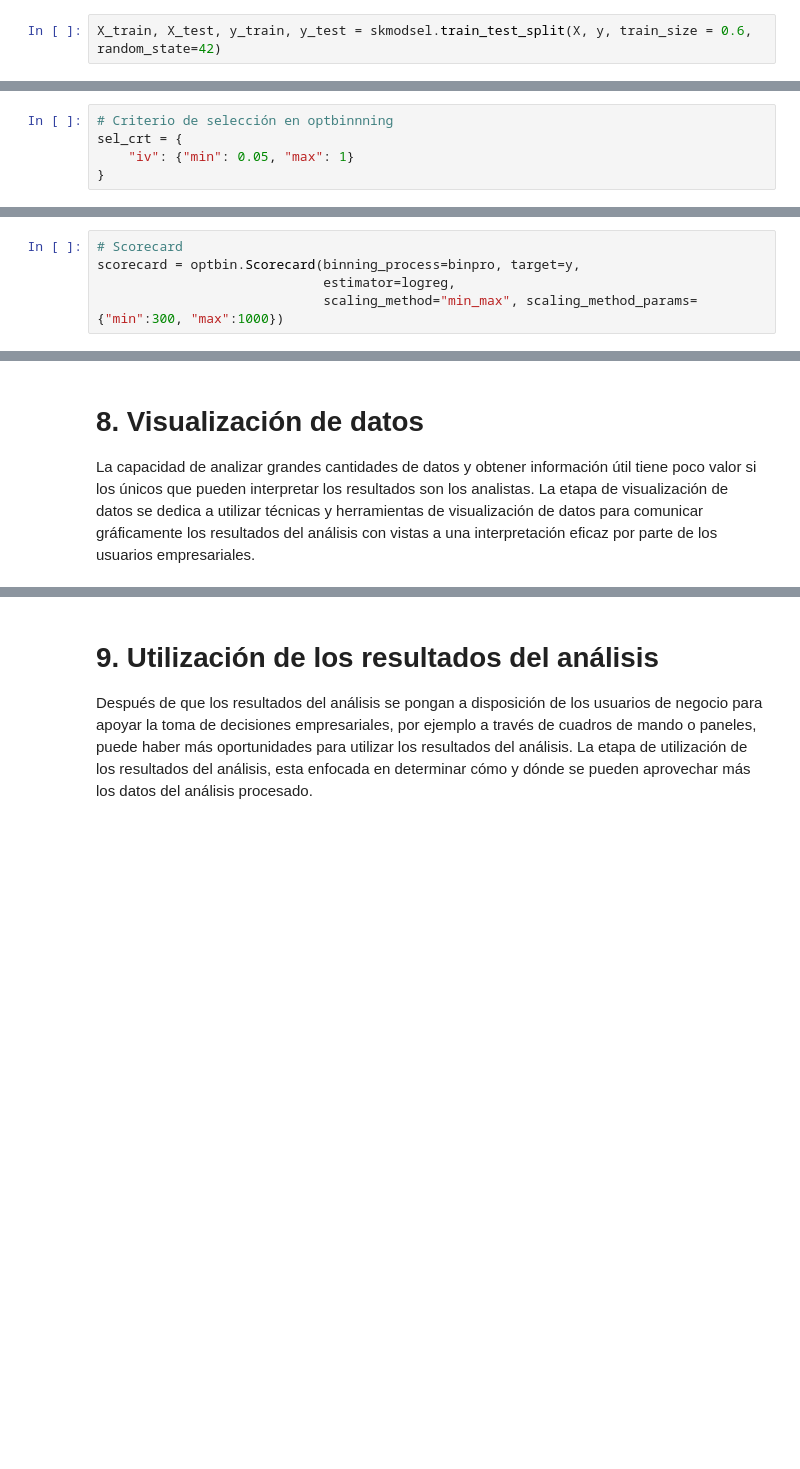
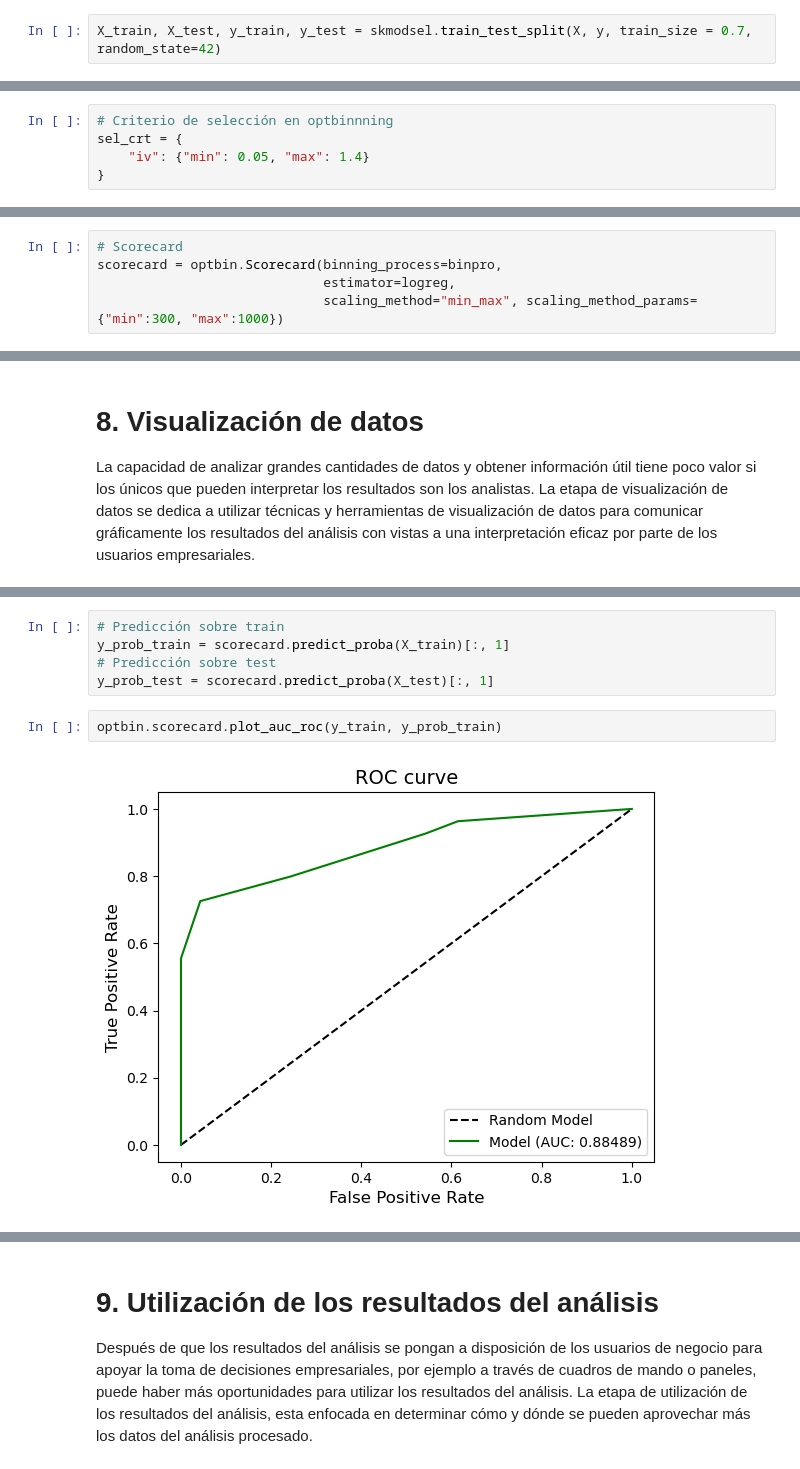
Before and after one commit to Henryxg/maestria2, a Jupyter notebook: TareaCS.ipynb, the cells around one changed output, grey strips where cells are left out. Drawn from its saved outputs; the diff is of its cells as text; blank space fills up the shorter version.

```diff
--- a/TareaCS.ipynb
+++ b/TareaCS.ipynb
@@ -145,5 +166,5 @@ print(var_x)
 X = loan_data[var_x]
 y = loan_data['Default']
 # %%
-X_train, X_test, y_train, y_test = skmodsel.train_test_split(X, y, train_size = 0.6, random_state=42)
+X_train, X_test, y_train, y_test = skmodsel.train_test_split(X, y, train_size = 0.7, random_state=42)
 # %%
@@ -160,7 +197,7 @@ y test: (136,)
 # %%
 # Criterio de selección en optbinnning
 sel_crt = {
-    "iv": {"min": 0.05, "max": 1}
+    "iv": {"min": 0.05, "max": 1.4}
 }
 # %%
 binpro = optbin.BinningProcess(var_x, selection_criteria=sel_crt)
@@ -169,6 +206,6 @@ binpro = optbin.BinningProcess(var_x, selection_criteria=sel_crt)
 logreg = sklm.LogisticRegression(class_weight='balanced')
 # %%
 # Scorecard
-scorecard = optbin.Scorecard(binning_process=binpro, target=y,
+scorecard = optbin.Scorecard(binning_process=binpro,
                              estimator=logreg,
                              scaling_method="min_max", scaling_method_params={"min":300, "max":1000})
@@ -222,0 +299,9 @@ La etapa de visualización de datos se dedica a utilizar técnicas y herramienta
+# %%
+# Predicción sobre train
+y_prob_train = scorecard.predict_proba(X_train)[:, 1]
+# Predicción sobre test
+y_prob_test = scorecard.predict_proba(X_test)[:, 1]
+# %%
+optbin.scorecard.plot_auc_roc(y_train, y_prob_train)
+# %% [output]
+[figure, added]
```
Also changed, not shown: parts of 38 cells of this notebook, 4 other files.
